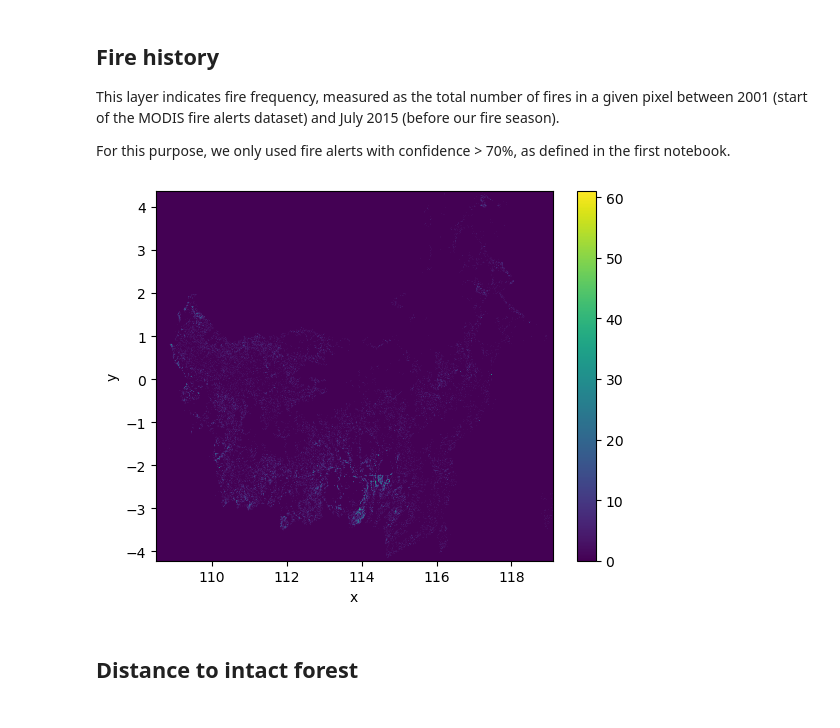
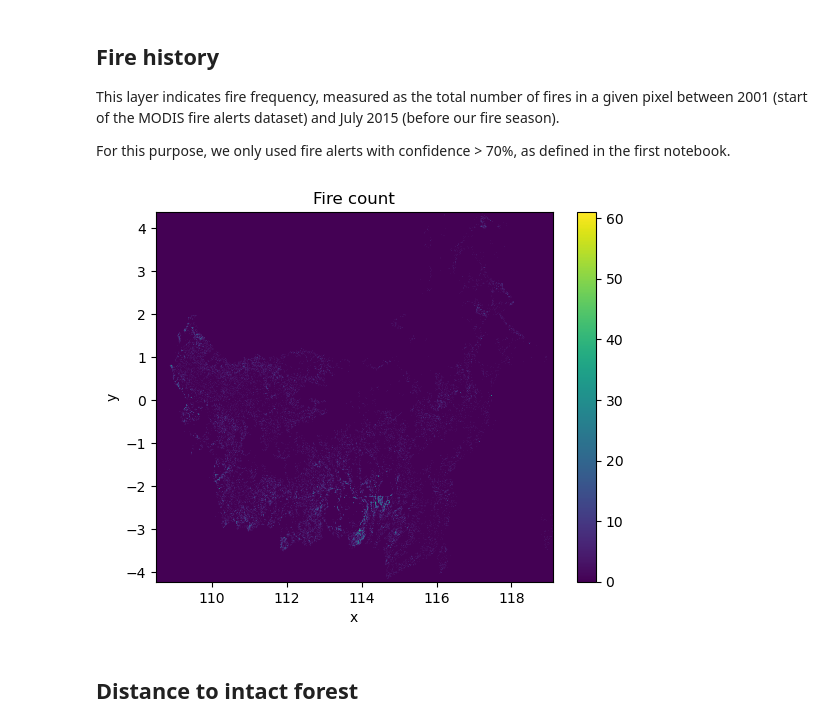
Before and after one commit to ninorp55/tropical-peat-post-fire-vegetation-recovery, a Jupyter notebook: 3_predictor_layers.ipynb, the cells around one changed output. Drawn from its saved outputs; the diff is of its cells as text; code cells hidden in the pictures.

```diff
--- a/3_predictor_layers.ipynb
+++ b/3_predictor_layers.ipynb
@@ -73,9 +79,10 @@ fire_count = xr.DataArray(
 )
 # %%
 fire_count.plot()
+plt.title('Fire count')
 plt.show()
 # %% [output]
-[figure, old version]
+[figure, new version]
 # %%
 # export
 fire_count.rio.to_raster('output-data/predictor-layers/fire_count.tif')
```
Also changed, not shown: parts of 10 cells of this notebook, 15 other files.
